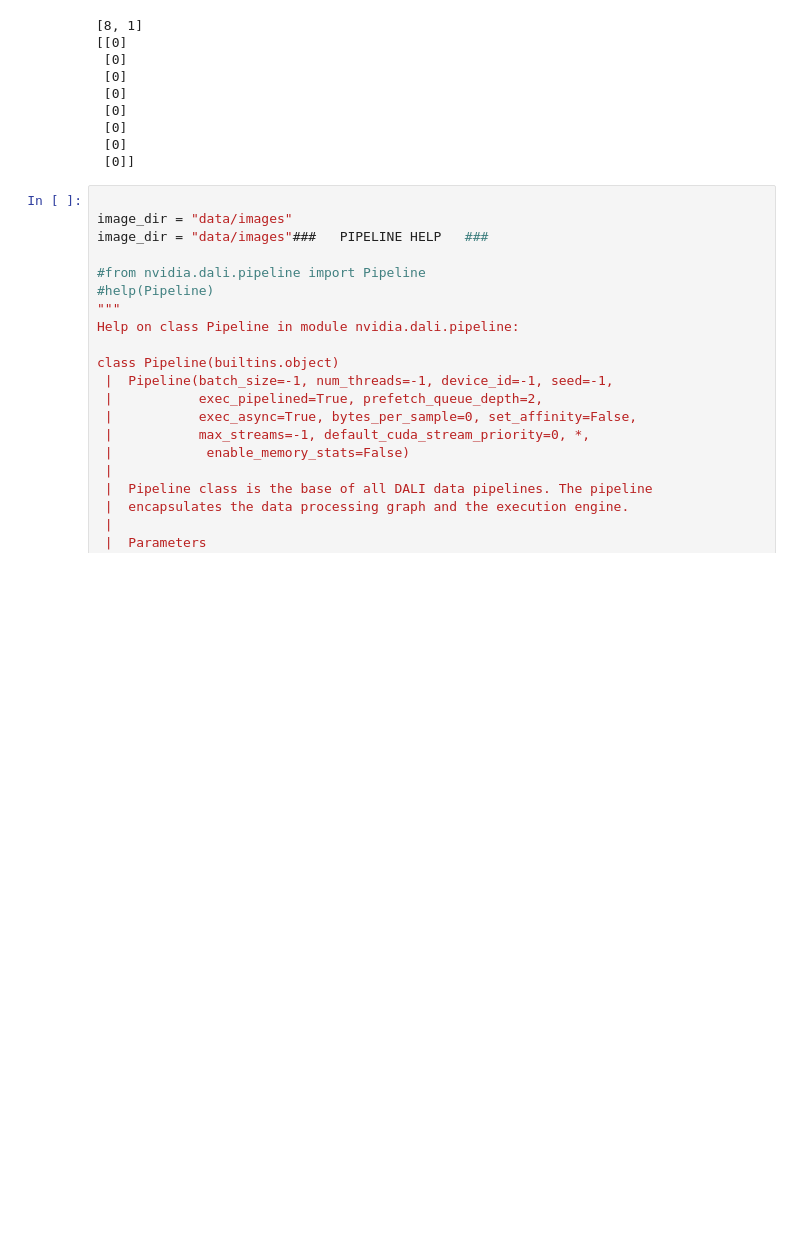
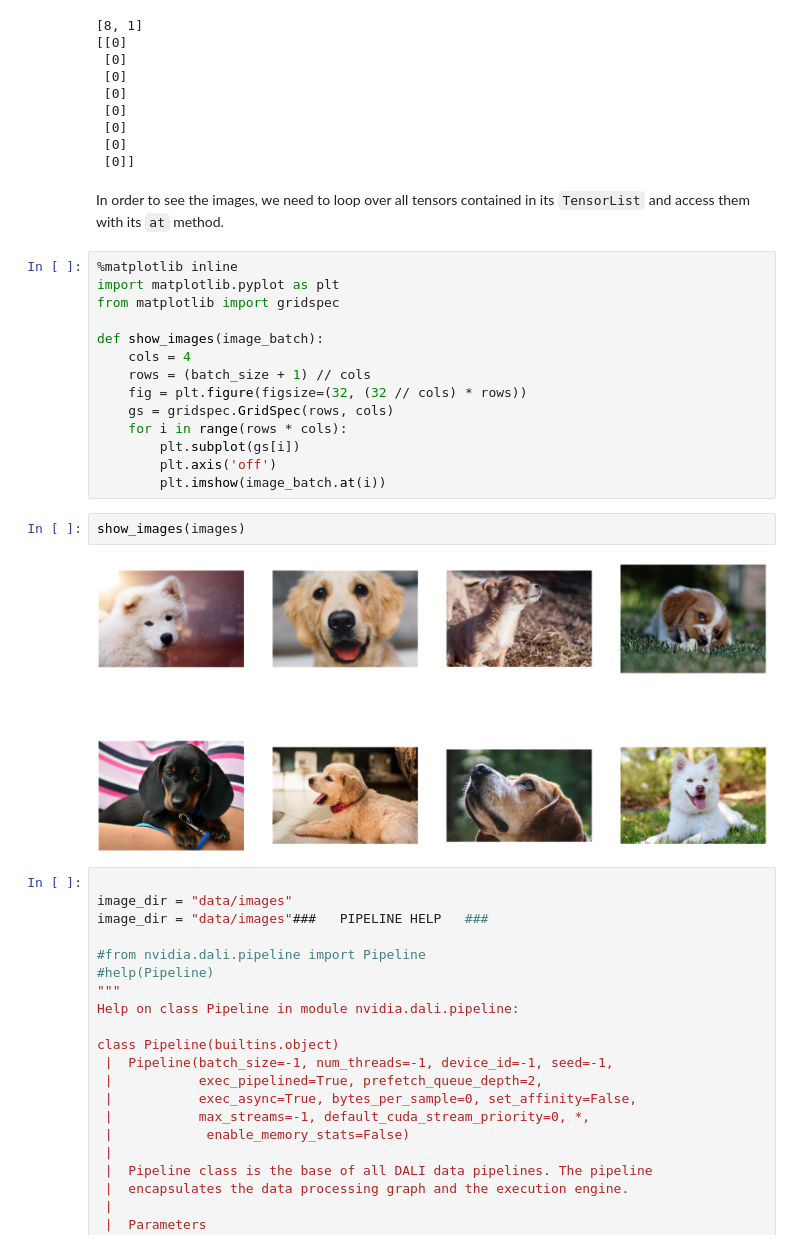
Before and after one commit to evdcush/DALI, a Jupyter notebook: dali/overview.ipynb, the cells around one changed output. Cells and saved outputs as stored; diff of their text form; blank space fills up the shorter version.

Commit message:
display images

```diff
--- a/dali/overview.ipynb
+++ b/dali/overview.ipynb
@@ -83,6 +85,26 @@ print(np.array(labels_tensor))
  [0]
  [0]
  [0]]
+# %% [markdown]
+In order to see the images, we need to loop over all tensors contained in its `TensorList` and access them with its `at` method.
+# %%
+%matplotlib inline
+import matplotlib.pyplot as plt
+from matplotlib import gridspec
+
+def show_images(image_batch):
+    cols = 4
+    rows = (batch_size + 1) // cols
+    fig = plt.figure(figsize=(32, (32 // cols) * rows))
+    gs = gridspec.GridSpec(rows, cols)
+    for i in range(rows * cols):
+        plt.subplot(gs[i])
+        plt.axis('off')
+        plt.imshow(image_batch.at(i))
+# %%
+show_images(images)
+# %% [output]
+[figure, added]
 # %%
 
 image_dir = "data/images"
```
Also changed, not shown: parts of 1 cell of this notebook.
